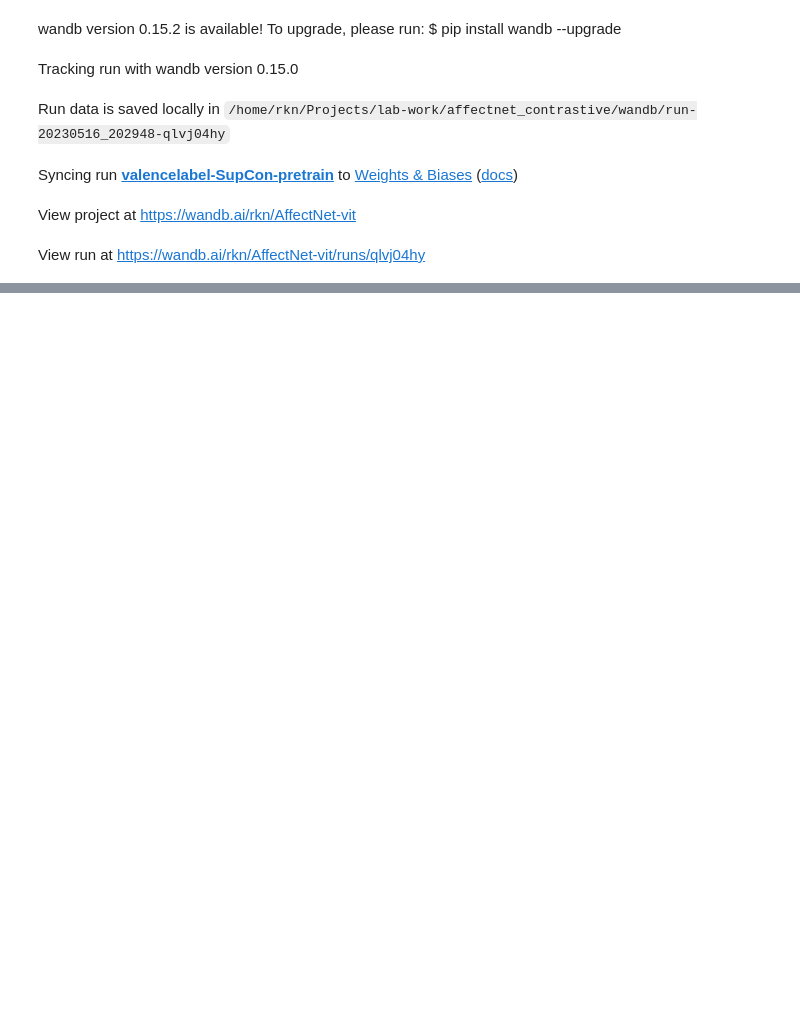
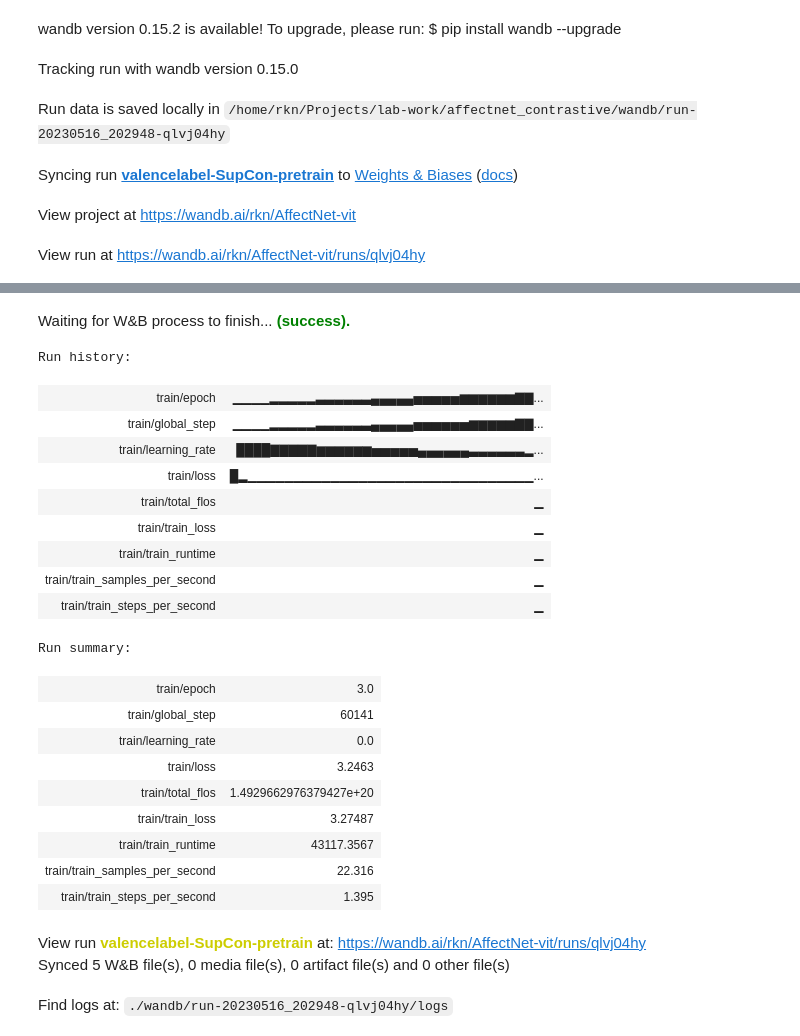
Before and after one commit to HoriiLabWork/lab-work, a Jupyter notebook: affectnet_contrastive/supCon_valence_label.ipynb, the cells around one changed output, grey strips where cells are left out. Drawn from its saved outputs; the diff is of its cells as text; code cells hidden in the pictures; blank space fills up the shorter version.

```diff
--- a/affectnet_contrastive/supCon_valence_label.ipynb
+++ b/affectnet_contrastive/supCon_valence_label.ipynb
@@ -260,0 +380,27 @@ trainer.train()
+# %%
+wandb.finish()
+# %% [output]
+Waiting for W&B process to finish... (success).
+Run history:
+| train/epoch | ▁▁▁▁▂▂▂▂▂▃▃▃▃▃▃▄▄▄▄▄▅▅▅▅▅▆▆▆▆▆▆▇▇... |
+| train/global_step | ▁▁▁▁▂▂▂▂▂▃▃▃▃▃▃▄▄▄▄▄▅▅▅▅▅▅▆▆▆▆▆▇▇... |
+| train/learning_rate | ████▇▇▇▇▇▆▆▆▆▆▆▅▅▅▅▅▄▄▄▄▄▄▃▃▃▃▃▃▂... |
+| train/loss | █▂▁▁▁▁▁▁▁▁▁▁▁▁▁▁▁▁▁▁▁▁▁▁▁▁▁▁▁▁▁▁▁... |
+| train/total_flos | ▁ |
+| train/train_loss | ▁ |
+| train/train_runtime | ▁ |
+| train/train_samples_per_second | ▁ |
+| train/train_steps_per_second | ▁ |
+Run summary:
+| train/epoch | 3.0 |
+| train/global_step | 60141 |
+| train/learning_rate | 0.0 |
+| train/loss | 3.2463 |
+| train/total_flos | 1.4929662976379427e+20 |
+| train/train_loss | 3.27487 |
+| train/train_runtime | 43117.3567 |
+| train/train_samples_per_second | 22.316 |
+| train/train_steps_per_second | 1.395 |
+View run valencelabel-SupCon-pretrain at: https://wandb.ai/rkn/AffectNet-vit/runs/qlvj04hy
+Synced 5 W&B file(s), 0 media file(s), 0 artifact file(s) and 0 other file(s)
+Find logs at: ./wandb/run-20230516_202948-qlvj04hy/logs
```
Also changed, not shown: parts of 8 cells of this notebook, 2 other files.
